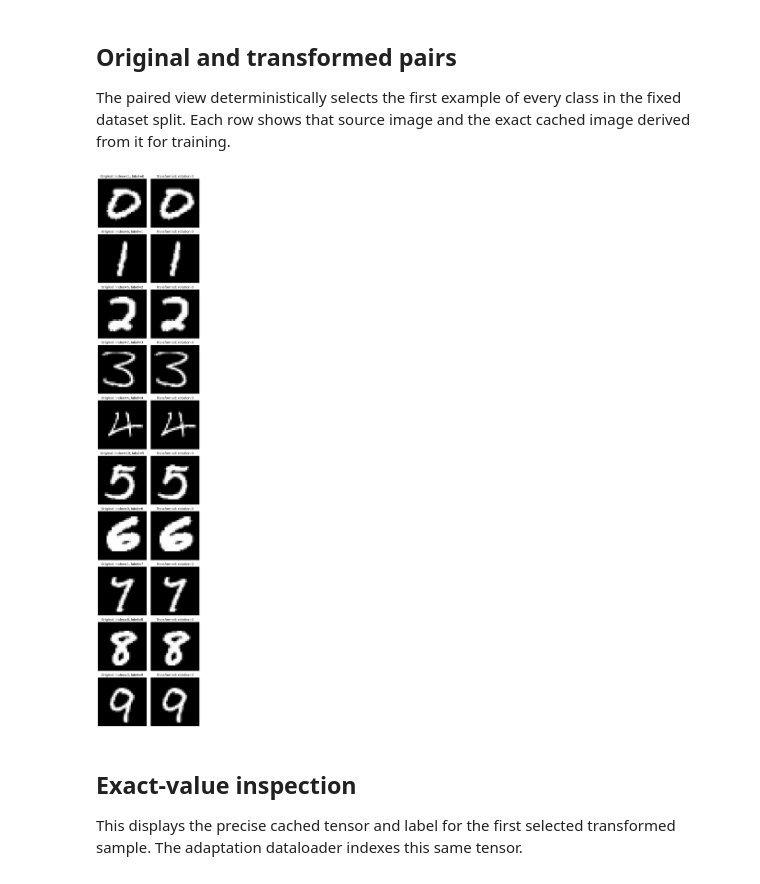
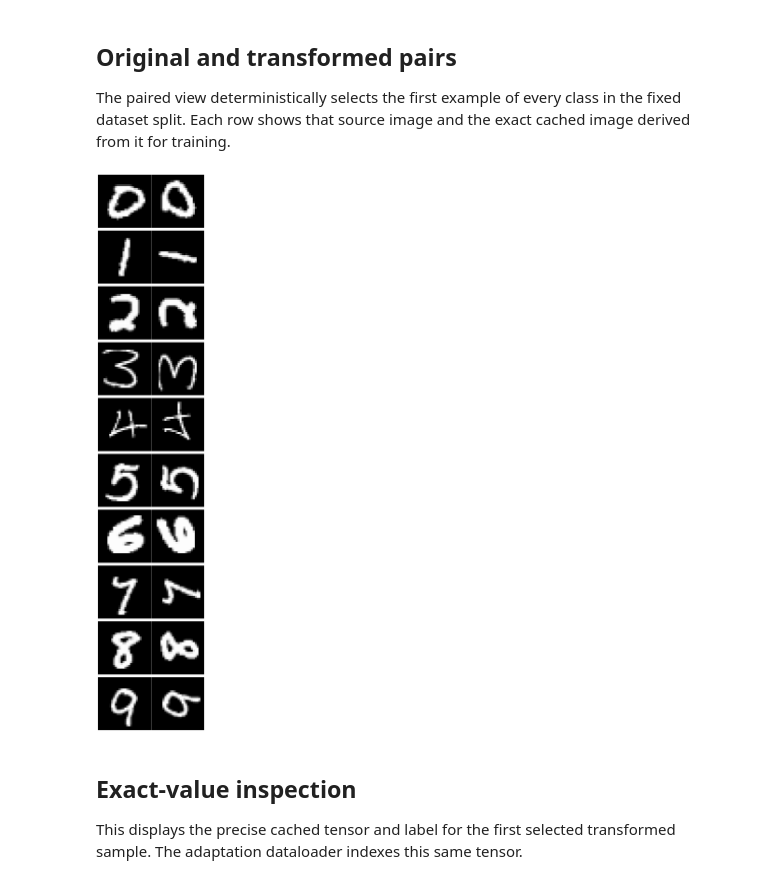
Before and after one commit to gianmarco00/domain-knowledge-analysis-generative-models, a Jupyter notebook: notebooks/visualize_transformed_dataset.ipynb, the cells around one changed output. Cells and saved outputs as stored; diff of their text form; code cells hidden in the pictures.

Commit message:
transformation intensity as hyperparameter

```diff
--- a/notebooks/visualize_transformed_dataset.ipynb
+++ b/notebooks/visualize_transformed_dataset.ipynb
@@ -37,7 +37,7 @@ Repository: /Users/gianmarcoalbano/domain-knowledge-analysis-generative-models
 Edit `TRANSFORMATION` directly; this notebook does not read `lora.transformed_dataset` from YAML. Examples: `horizontal_translation` with `2`, `vertical_translation` with `-2`, `rotation` with `15`, `isotropic_scale` with `1.1`, `aspect_ratio_deformation` with `1.1`, `diagonal_shear` with `0.12`, and `stroke_thickness` with a value in `[-1, 0)` for erosion or `(0, 1]` for dilation. For example, `-0.25` is weaker erosion while `-1` is full one-pixel erosion. Use the same dictionary in the training configuration when you want adaptation to consume this exact cached dataset.
 # %%
 CONFIG_PATH = REPO_ROOT / "config" / "lora_vae_mnist.yaml"
-TRANSFORMATION = {"type": "rotation", "intensity": 0}
+TRANSFORMATION = {"type": "rotation", "intensity": 90}
 
 SPLIT = "train"  # "train" or "validation"
 NUMBER_OF_SAMPLES = 16
@@ -149,36 +149,36 @@ def select_one_index_per_class(labels):
         label = torch.as_tensor(label)
         if label.numel() != 1:
             raise ValueError("Class-balanced display requires one class label per image.")
         index_by_class.setdefault(int(label.item()), index)
 
     return [index_by_class[label] for label in sorted(index_by_class)]
 
 
 def plot_original_and_transformed_samples(original_dataset, transformed_dataset, indices):
     if not indices:
         raise ValueError("At least one sample index is required.")
 
     figure, axes = plt.subplots(len(indices), 2, figsize=(6.0, 3.0 * len(indices)), squeeze=False)
 
     for row, index in enumerate(indices):
         original_image, original_label = original_dataset[index]
         transformed_image, transformed_label = transformed_dataset[index]
         if not torch.equal(torch.as_tensor(original_label), torch.as_tensor(transformed_label)):
             raise RuntimeError(f"Labels do not match at index {index}.")
 
         show_image(axes[row, 0], original_image)
         show_image(axes[row, 1], transformed_image)
-        axes[row, 0].set_title(f"Original: index={index}, label={format_label(original_label)}")
-        axes[row, 1].set_title(f"Transformed: {TRANSFORMATION['type']} {TRANSFORMATION['intensity']}")
+        #axes[row, 0].set_title(f"Original: index={index}, label={format_label(original_label)}")
+        #axes[row, 1].set_title(f"Transformed: {TRANSFORMATION['type']} {TRANSFORMATION['intensity']}")
 
     figure.tight_layout()
     plt.show()
 
 
 paired_indices = select_one_index_per_class(training_labels)
 plot_original_and_transformed_samples(original_dataset, transformed_dataset, paired_indices)
 # %% [output]
-[figure, old version]
+[figure, new version]
 # %% [markdown]
 ## Exact-value inspection
 
```
Also changed, not shown: parts of 2 cells of this notebook, 13 other files.
